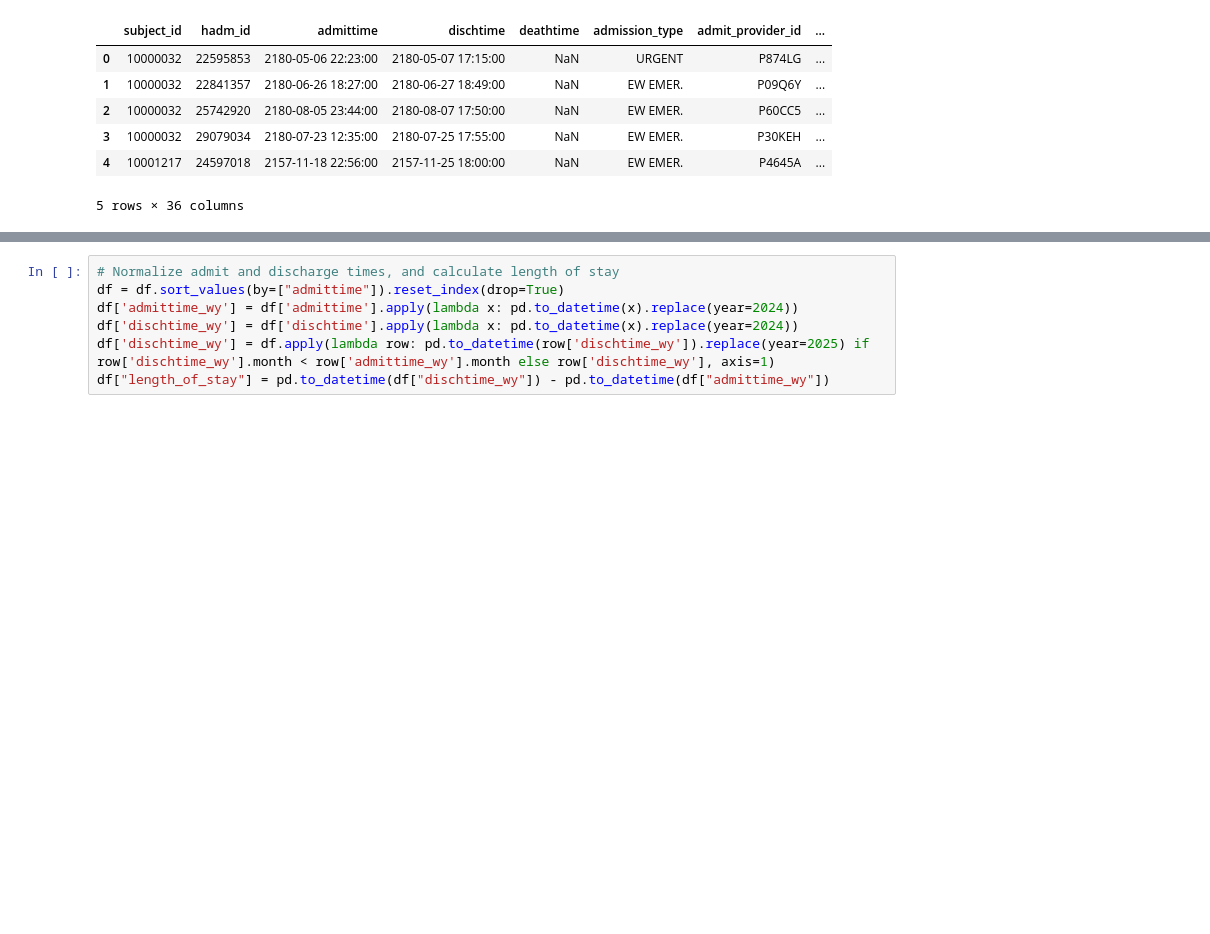
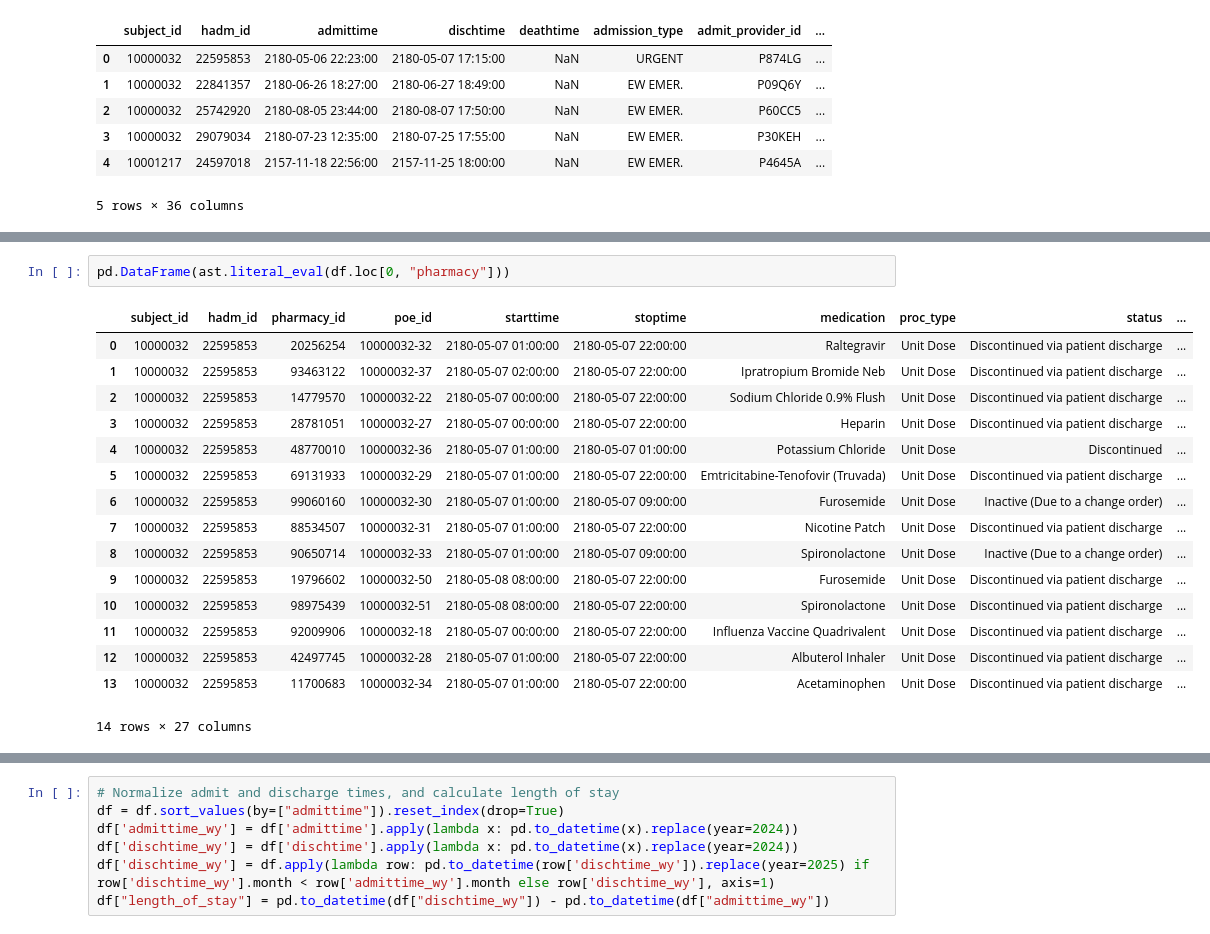
Before and after one commit to kkkarnav/MIMIC, a Jupyter notebook: 3_medications.ipynb, the cells around one changed output, grey strips where cells are left out. Saved outputs shown, nothing was run; the diff lists cells and outputs as text; blank space fills up the shorter version.

```diff
--- a/3_medications.ipynb
+++ b/3_medications.ipynb
@@ -44,0 +74,19 @@ df.head()
+# %%
+pd.DataFrame(ast.literal_eval(df.loc[0, "pharmacy"]))
+# %% [output]
+|  | subject_id | hadm_id | pharmacy_id | poe_id | starttime | stoptime | medication | proc_type | status | ... |
+| 0 | 10000032 | 22595853 | 20256254 | 10000032-32 | 2180-05-07 01:00:00 | 2180-05-07 22:00:00 | Raltegravir | Unit Dose | Discontinued via patient discharge | ... |
+| 1 | 10000032 | 22595853 | 93463122 | 10000032-37 | 2180-05-07 02:00:00 | 2180-05-07 22:00:00 | Ipratropium Bromide Neb | Unit Dose | Discontinued via patient discharge | ... |
+| 2 | 10000032 | 22595853 | 14779570 | 10000032-22 | 2180-05-07 00:00:00 | 2180-05-07 22:00:00 | Sodium Chloride 0.9% Flush | Unit Dose | Discontinued via patient discharge | ... |
+| 3 | 10000032 | 22595853 | 28781051 | 10000032-27 | 2180-05-07 00:00:00 | 2180-05-07 22:00:00 | Heparin | Unit Dose | Discontinued via patient discharge | ... |
+| 4 | 10000032 | 22595853 | 48770010 | 10000032-36 | 2180-05-07 01:00:00 | 2180-05-07 01:00:00 | Potassium Chloride | Unit Dose | Discontinued | ... |
+| 5 | 10000032 | 22595853 | 69131933 | 10000032-29 | 2180-05-07 01:00:00 | 2180-05-07 22:00:00 | Emtricitabine-Tenofovir (Truvada) | Unit Dose | Discontinued via patient discharge | ... |
+| 6 | 10000032 | 22595853 | 99060160 | 10000032-30 | 2180-05-07 01:00:00 | 2180-05-07 09:00:00 | Furosemide | Unit Dose | Inactive (Due to a change order) | ... |
+| 7 | 10000032 | 22595853 | 88534507 | 10000032-31 | 2180-05-07 01:00:00 | 2180-05-07 22:00:00 | Nicotine Patch | Unit Dose | Discontinued via patient discharge | ... |
+| 8 | 10000032 | 22595853 | 90650714 | 10000032-33 | 2180-05-07 01:00:00 | 2180-05-07 09:00:00 | Spironolactone | Unit Dose | Inactive (Due to a change order) | ... |
+| 9 | 10000032 | 22595853 | 19796602 | 10000032-50 | 2180-05-08 08:00:00 | 2180-05-07 22:00:00 | Furosemide | Unit Dose | Discontinued via patient discharge | ... |
+| 10 | 10000032 | 22595853 | 98975439 | 10000032-51 | 2180-05-08 08:00:00 | 2180-05-07 22:00:00 | Spironolactone | Unit Dose | Discontinued via patient discharge | ... |
+| 11 | 10000032 | 22595853 | 92009906 | 10000032-18 | 2180-05-07 00:00:00 | 2180-05-07 22:00:00 | Influenza Vaccine Quadrivalent | Unit Dose | Discontinued via patient discharge | ... |
+| 12 | 10000032 | 22595853 | 42497745 | 10000032-28 | 2180-05-07 01:00:00 | 2180-05-07 22:00:00 | Albuterol Inhaler | Unit Dose | Discontinued via patient discharge | ... |
+| 13 | 10000032 | 22595853 | 11700683 | 10000032-34 | 2180-05-07 01:00:00 | 2180-05-07 22:00:00 | Acetaminophen | Unit Dose | Discontinued via patient discharge | ... |
+14 rows × 27 columns
```
Also changed, not shown: parts of 5 cells of this notebook, 1 other file.
